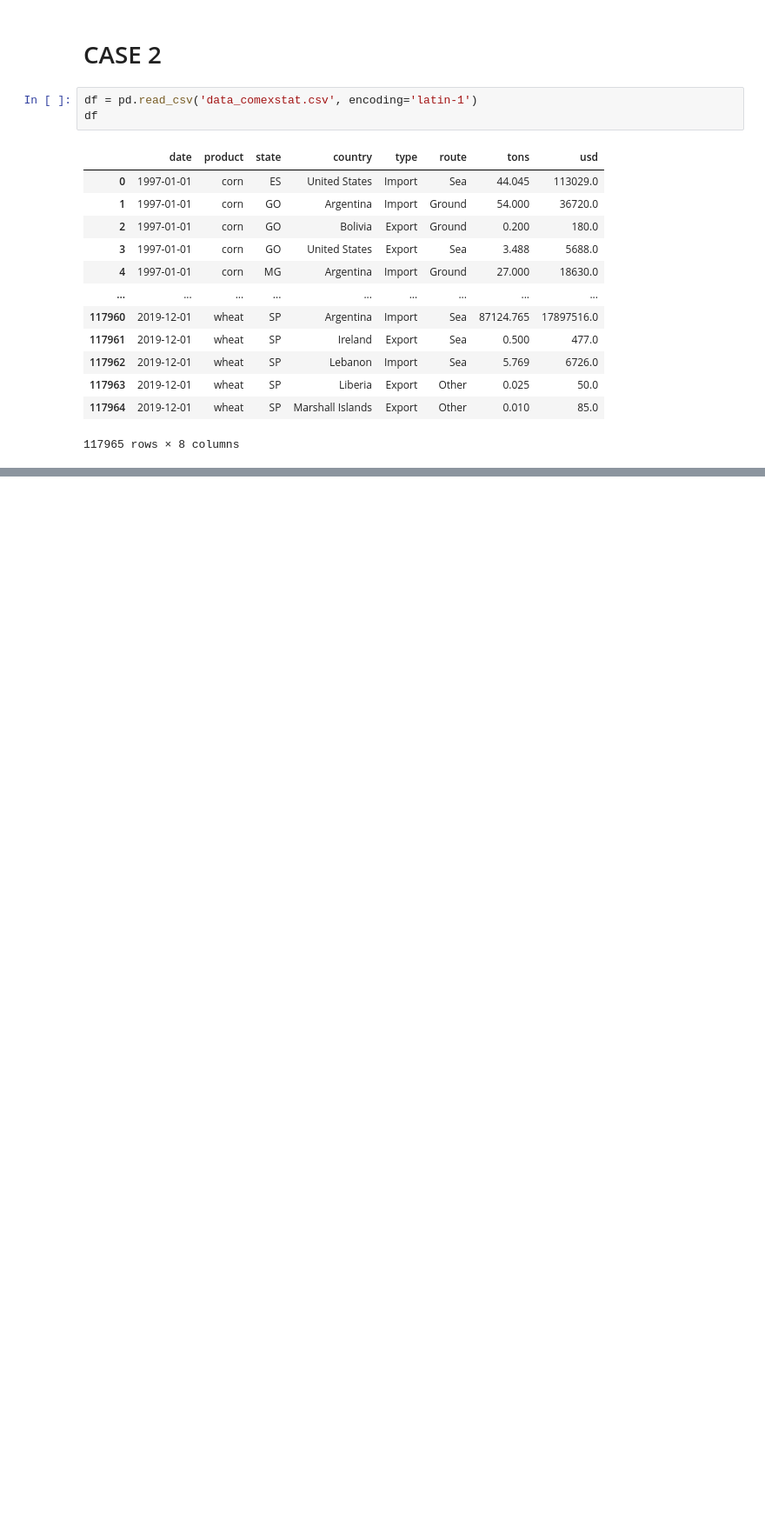
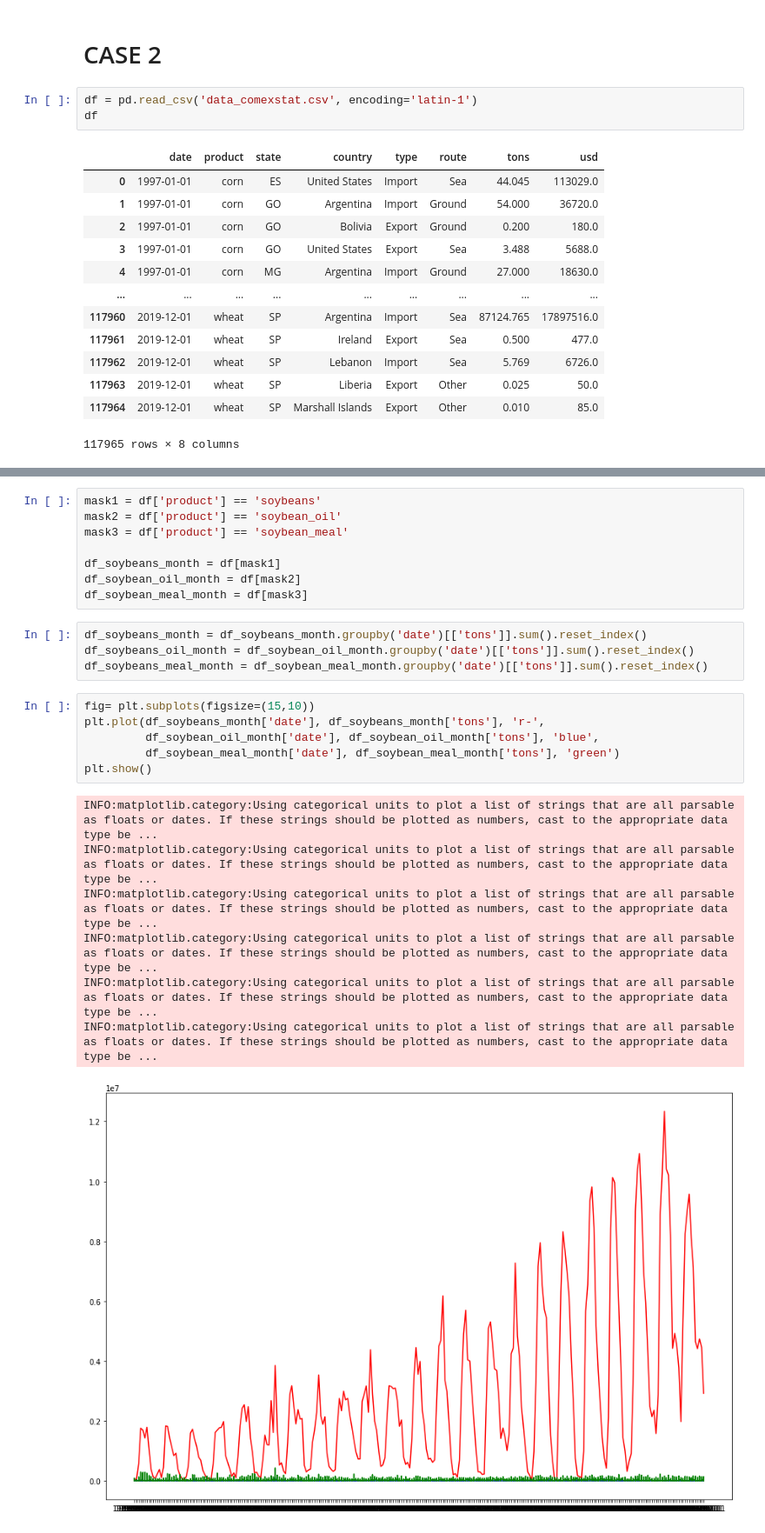
Before and after one commit to yguenka/4intelligence-Case, a Jupyter notebook: Data Analysis Skill Test.ipynb, the cells around one changed output, grey strips where cells are left out. Shown at 87% size. Drawn from its saved outputs; the diff is of its cells as text; blank space fills up the shorter version.

```diff
--- a/Data Analysis Skill Test.ipynb
+++ b/Data Analysis Skill Test.ipynb
@@ -331,0 +339,26 @@ df
+# %%
+mask1 = df['product'] == 'soybeans'
+mask2 = df['product'] == 'soybean_oil'
+mask3 = df['product'] == 'soybean_meal'
+
+df_soybeans_month = df[mask1]
+df_soybean_oil_month = df[mask2]
+df_soybean_meal_month = df[mask3]
+# %%
+df_soybeans_month = df_soybeans_month.groupby('date')[['tons']].sum().reset_index()
+df_soybeans_oil_month = df_soybean_oil_month.groupby('date')[['tons']].sum().reset_index()
+df_soybeans_meal_month = df_soybean_meal_month.groupby('date')[['tons']].sum().reset_index()
+# %%
+fig= plt.subplots(figsize=(15,10))
+plt.plot(df_soybeans_month['date'], df_soybeans_month['tons'], 'r-',
+         df_soybean_oil_month['date'], df_soybean_oil_month['tons'], 'blue',
+         df_soybean_meal_month['date'], df_soybean_meal_month['tons'], 'green')
+plt.show()
+# %% [output]
+INFO:matplotlib.category:Using categorical units to plot a list of strings that are all parsable as floats or dates. If these strings should be plotted as numbers, cast to the appropriate data type be ...
+INFO:matplotlib.category:Using categorical units to plot a list of strings that are all parsable as floats or dates. If these strings should be plotted as numbers, cast to the appropriate data type be ...
+INFO:matplotlib.category:Using categorical units to plot a list of strings that are all parsable as floats or dates. If these strings should be plotted as numbers, cast to the appropriate data type be ...
+INFO:matplotlib.category:Using categorical units to plot a list of strings that are all parsable as floats or dates. If these strings should be plotted as numbers, cast to the appropriate data type be ...
+INFO:matplotlib.category:Using categorical units to plot a list of strings that are all parsable as floats or dates. If these strings should be plotted as numbers, cast to the appropriate data type be ...
+INFO:matplotlib.category:Using categorical units to plot a list of strings that are all parsable as floats or dates. If these strings should be plotted as numbers, cast to the appropriate data type be ...
+[figure, added]
```
Also changed, not shown: parts of 2 cells of this notebook, 2 other files.
